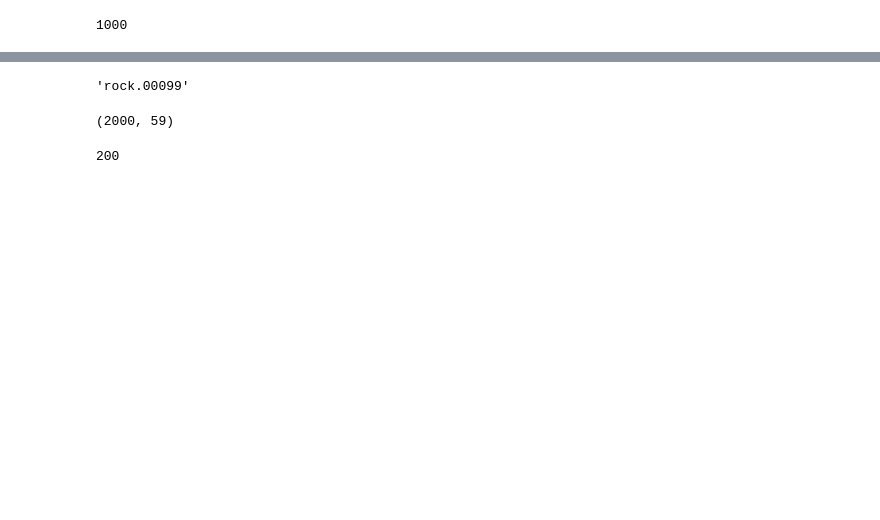
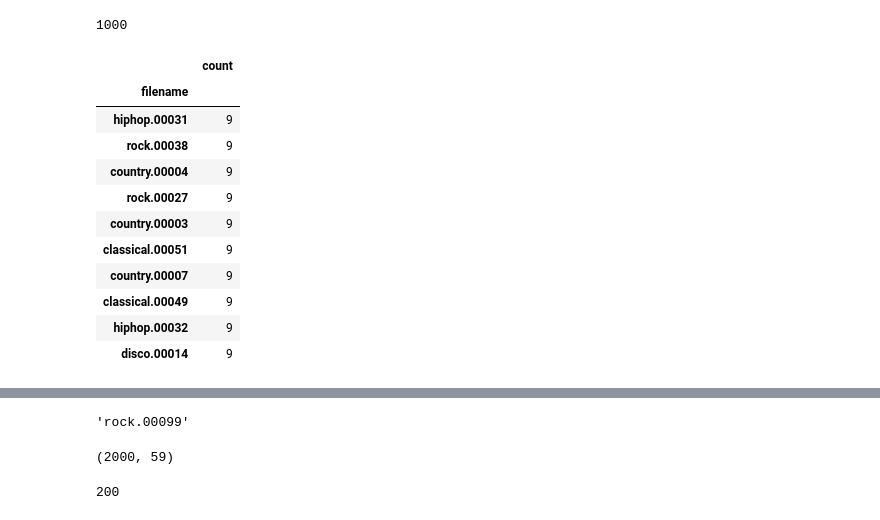
Before and after one commit to Adnan525/music_genre_classification, a Jupyter notebook: sec3.ipynb, the cells around one changed output, grey strips where cells are left out. Cells and saved outputs as stored; diff of their text form; code cells hidden in the pictures; blank space fills up the shorter version.

```diff
--- a/sec3.ipynb
+++ b/sec3.ipynb
@@ -120,3 +140,20 @@ df["filename"] = df["filename"].str[:-6]
 len(df["filename"].unique())
 # %% [output]
 1000
+# %%
+temp = pd.DataFrame(df["filename"].value_counts())
+# %%
+temp[temp["count"] != 10]
+# %% [output]
+|  | count |
+| filename |  |
+| hiphop.00031 | 9 |
+| rock.00038 | 9 |
+| country.00004 | 9 |
+| rock.00027 | 9 |
+| country.00003 | 9 |
+| classical.00051 | 9 |
+| country.00007 | 9 |
+| classical.00049 | 9 |
+| hiphop.00032 | 9 |
+| disco.00014 | 9 |
```
Also changed, not shown: parts of 11 cells of this notebook, 1 other file.
